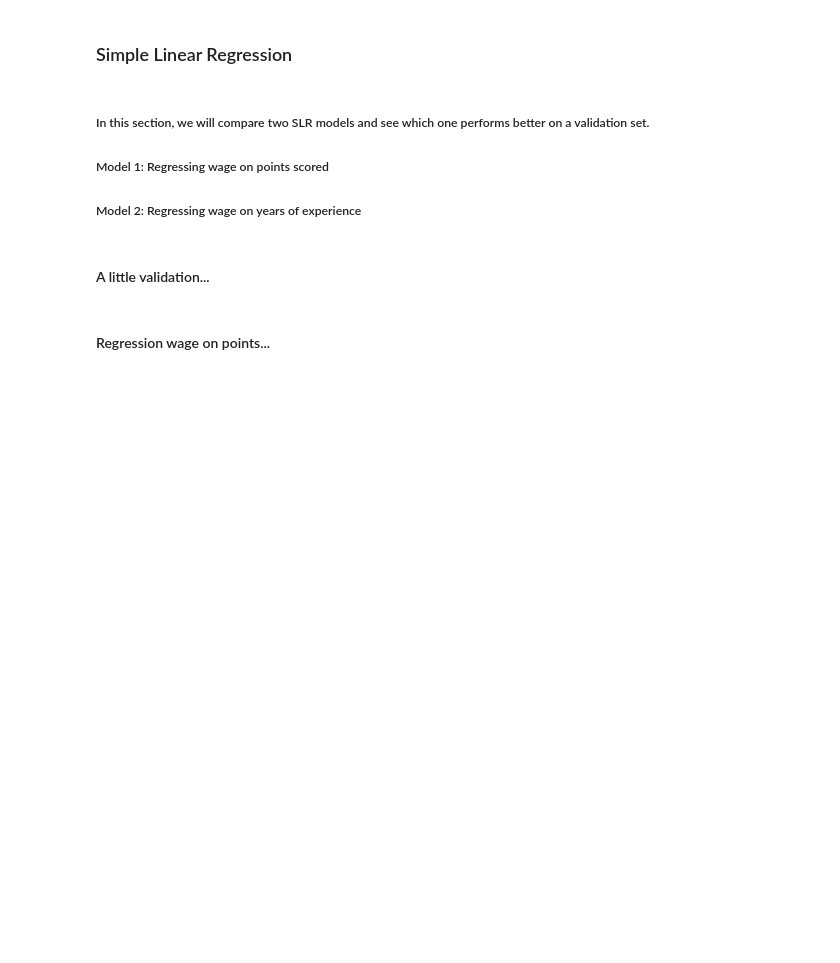
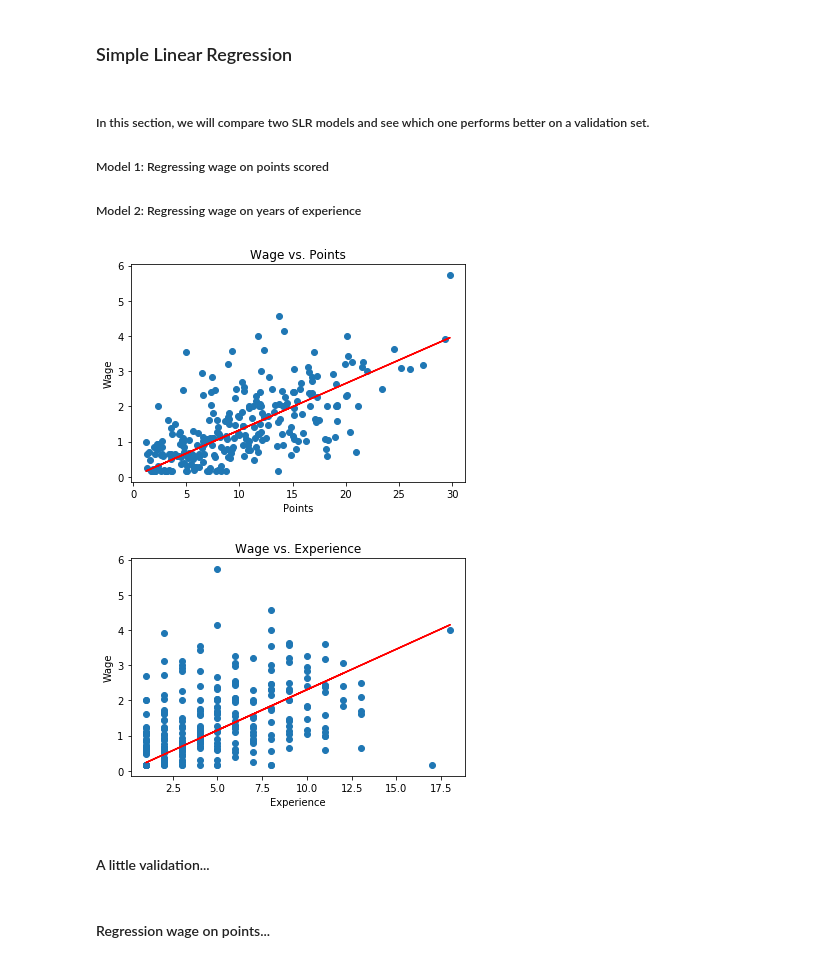
Before and after one commit to orendain/Machine-Learning-Decal-Spring-2019, a Jupyter notebook: Lectures/Lec2/linear_reg_student.ipynb, the cells around one changed output. Saved outputs shown, nothing was run; the diff lists cells and outputs as text; code cells hidden in the pictures; blank space fills up the shorter version.

```diff
--- a/Lectures/Lec2/linear_reg_student.ipynb
+++ b/Lectures/Lec2/linear_reg_student.ipynb
@@ -32,21 +40,24 @@ exper = nba_sals["exper"]
 # %%
 plt.figure()
 plt.title("Wage vs. Points")
 plt.xlabel("Points")
 plt.ylabel("Wage")
-######################
-## CODE HERE
-######################
+plt.scatter(points,wage)
+myOLS_points = sm.OLS(wage,points).fit()
+plt.plot(points, myOLS_points.predict(points), color = 'red')
 
 plt.figure()
 plt.title("Wage vs. Experience")
 plt.xlabel("Experience")
 plt.ylabel("Wage")
-######################
-## CODE HERE
-######################
+plt.scatter(exper,wage)
+myOLS_exper = sm.OLS(wage,exper).fit()
+plt.plot(exper, myOLS_exper.predict(exper), color = 'red')
 
 plt.show()
+# %% [output]
+[figure, added]
+[figure, added]
 # %% [markdown]
 #### A little validation...
 # %%
```
Also changed, not shown: parts of 8 cells of this notebook, 1 other file.
